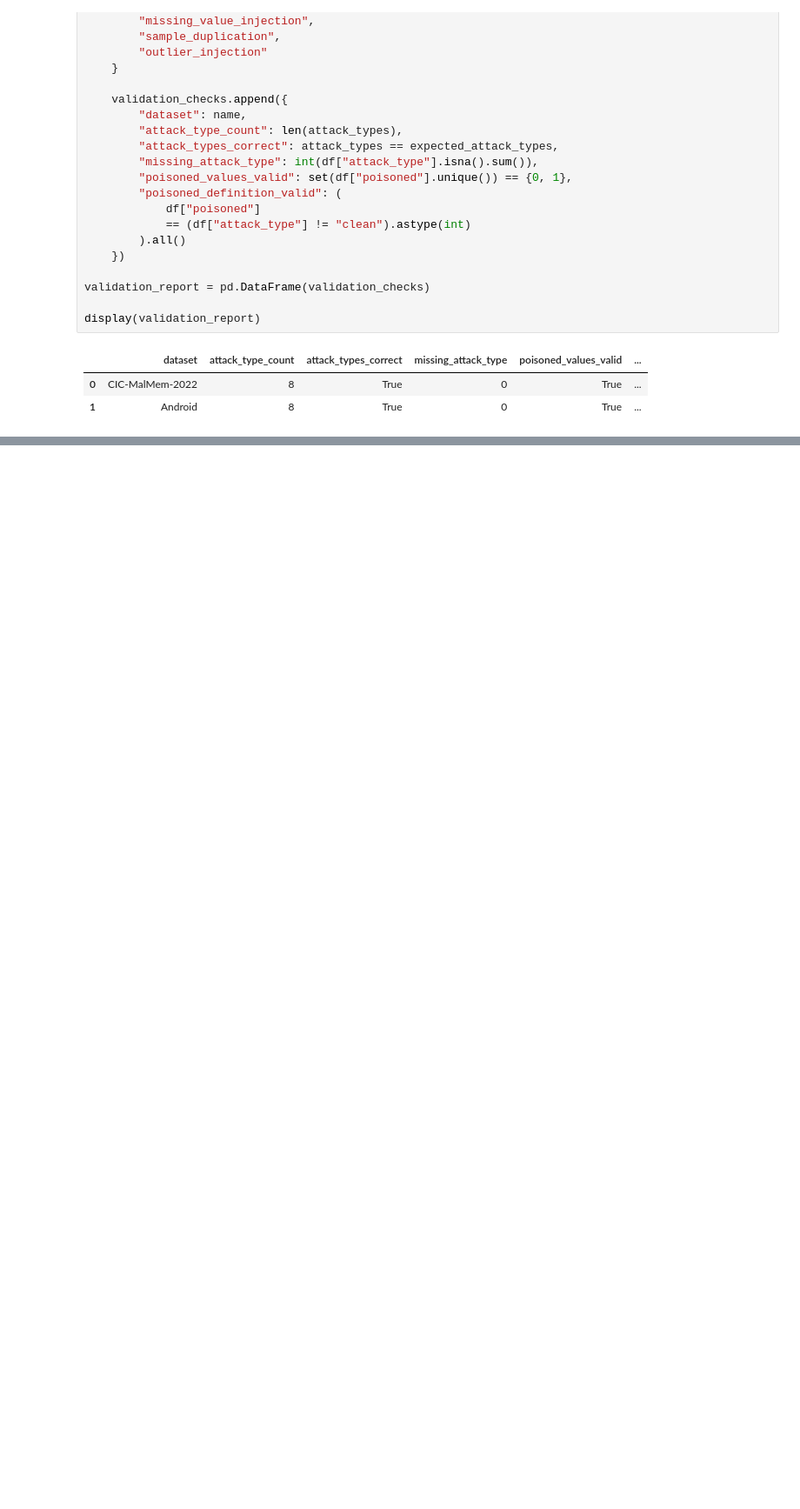
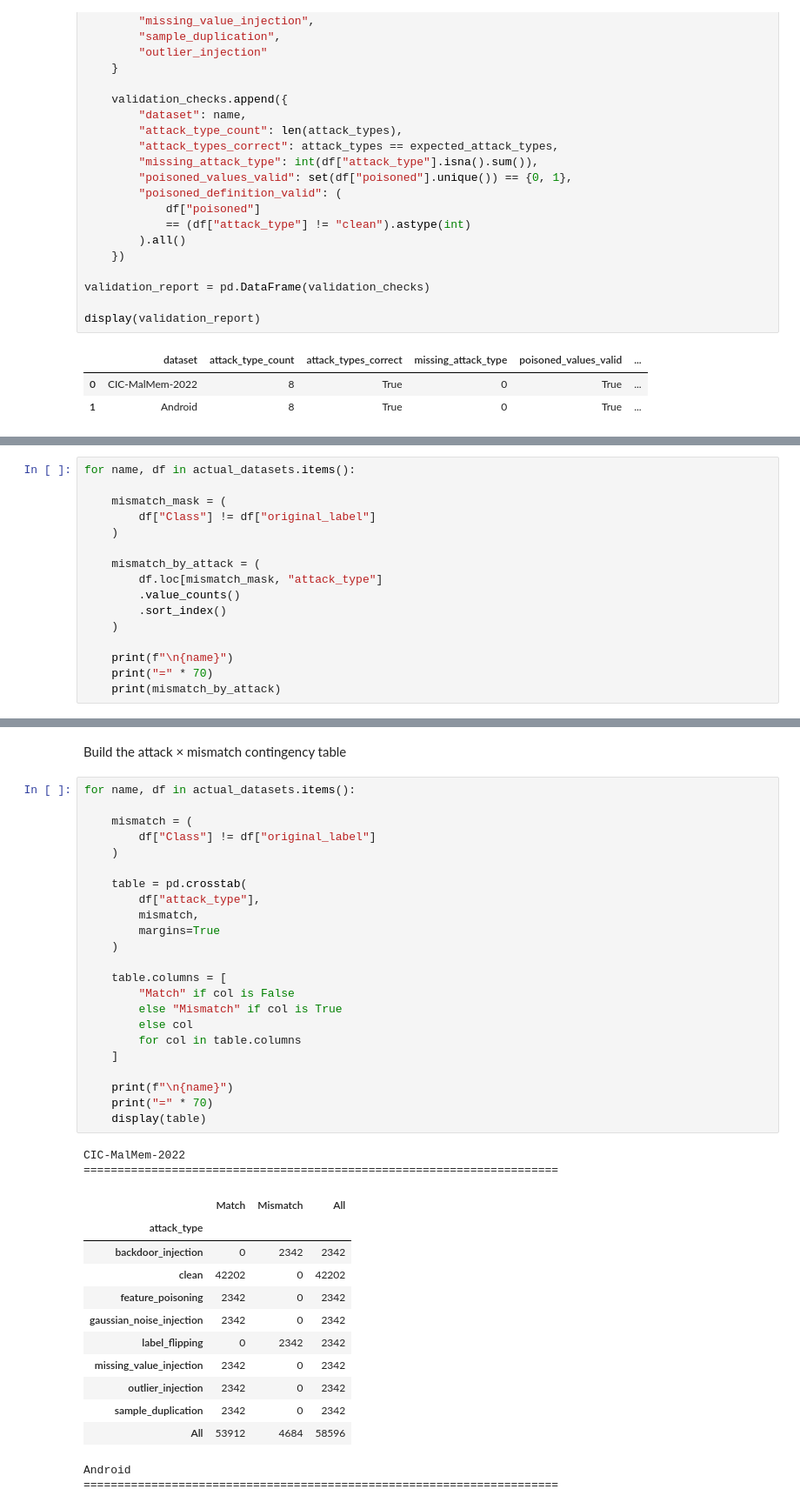
Before and after one commit to alokmuskan/PoisonShield, a Jupyter notebook: notebooks/01_dataset_audit.ipynb, the cells around one changed output, grey strips where cells are left out. Shown at 87% size. Cells and saved outputs as stored; diff of their text form; blank space fills up the shorter version.

```diff
--- a/notebooks/01_dataset_audit.ipynb
+++ b/notebooks/01_dataset_audit.ipynb
@@ -843,0 +908,16 @@ display(validation_report)
+# %%
+for name, df in actual_datasets.items():
+
+    mismatch_mask = (
+        df["Class"] != df["original_label"]
+    )
+
+    mismatch_by_attack = (
+        df.loc[mismatch_mask, "attack_type"]
+        .value_counts()
+        .sort_index()
+    )
+
+    print(f"\n{name}")
+    print("=" * 70)
+    print(mismatch_by_attack)
@@ -843,0 +938,41 @@ display(validation_report)
+# %% [markdown]
+Build the attack × mismatch contingency table
+# %%
+for name, df in actual_datasets.items():
+
+    mismatch = (
+        df["Class"] != df["original_label"]
+    )
+
+    table = pd.crosstab(
+        df["attack_type"],
+        mismatch,
+        margins=True
+    )
+
+    table.columns = [
+        "Match" if col is False
+        else "Mismatch" if col is True
+        else col
+        for col in table.columns
+    ]
+
+    print(f"\n{name}")
+    print("=" * 70)
+    display(table)
+# %% [output]
+CIC-MalMem-2022
+======================================================================
+|  | Match | Mismatch | All |
+| attack_type |  |  |  |
+| backdoor_injection | 0 | 2342 | 2342 |
+| clean | 42202 | 0 | 42202 |
+| feature_poisoning | 2342 | 0 | 2342 |
+| gaussian_noise_injection | 2342 | 0 | 2342 |
+| label_flipping | 0 | 2342 | 2342 |
+| missing_value_injection | 2342 | 0 | 2342 |
+| outlier_injection | 2342 | 0 | 2342 |
+| sample_duplication | 2342 | 0 | 2342 |
+| All | 53912 | 4684 | 58596 |
+Android
+======================================================================
```
Also changed, not shown: parts of 26 cells of this notebook, 1 other file.
